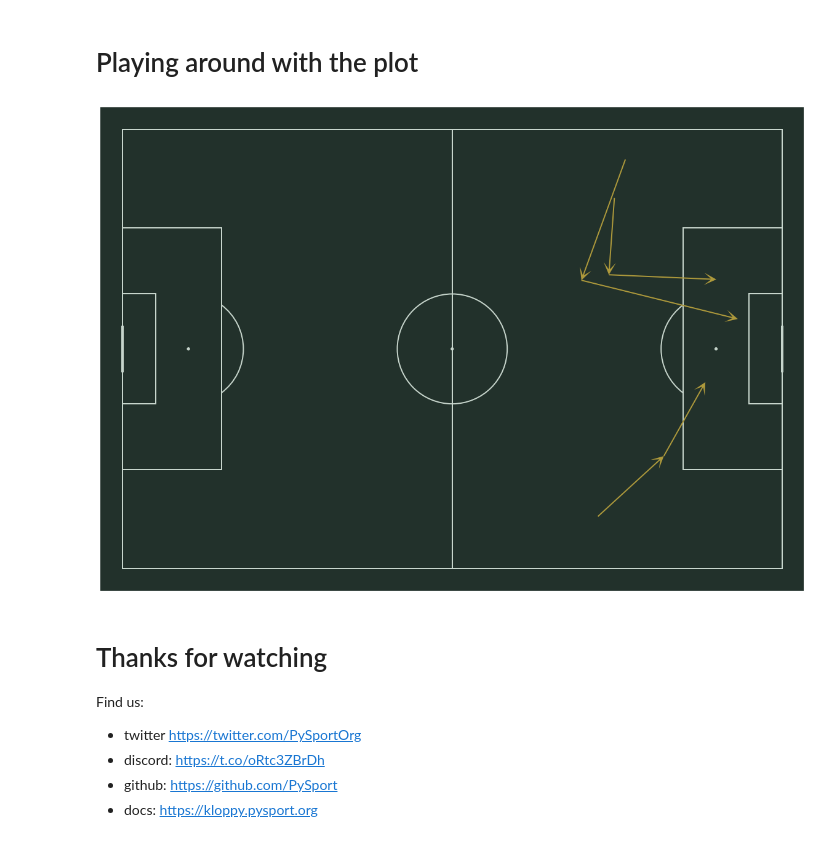
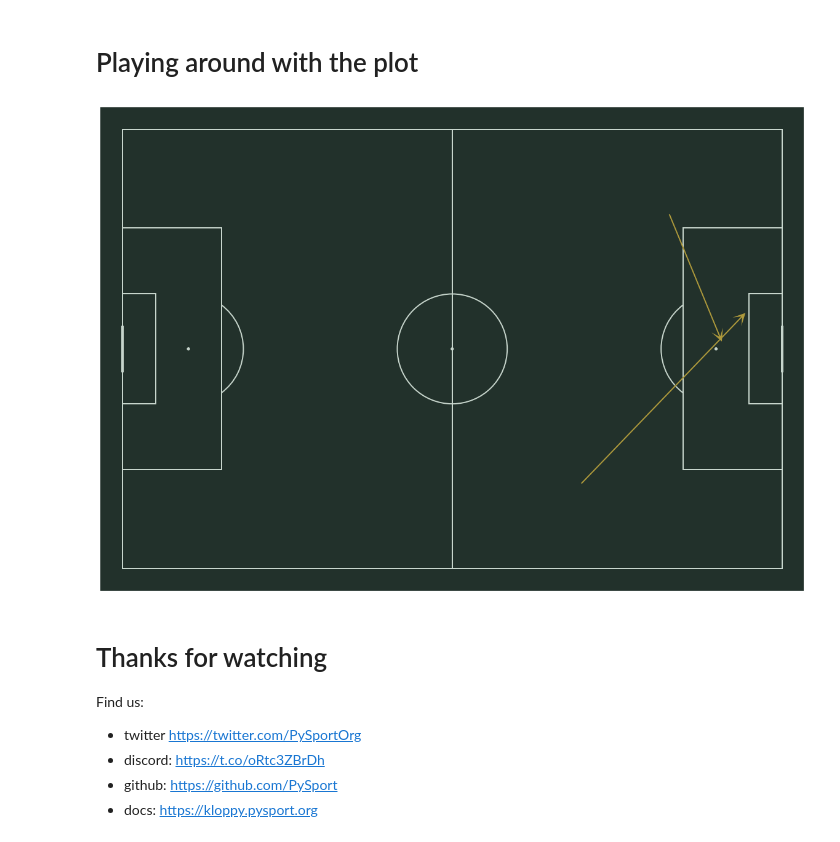
Before and after one commit to PySport/kloppy, a Jupyter notebook: docs/presentations/friends_of_tracking_part1/Pattern Matching - Part 1.ipynb, the cells around one changed output. Cells and saved outputs as stored; diff of their text form; code cells hidden in the pictures.

```diff
--- a/docs/presentations/friends_of_tracking_part1/Pattern Matching - Part 1.ipynb
+++ b/docs/presentations/friends_of_tracking_part1/Pattern Matching - Part 1.ipynb
@@ -408,7 +406,7 @@ Result 2:
 # %%
 with performance_logging("search"):
 #    results = matcher_with_team.search(dataset, pattern=r"PH[234](PH[15])+SH")
-    results = matcher_with_zone.search(dataset, pattern=r"(PH.){1,2}PH[234]SH6")
+    results = matcher_with_zone.search(dataset, pattern=r"PH[234]SH6")
 
 print_results(results)
 # %% [output]
@@ -466,11 +465,11 @@ plot_results(results)
 # %%
 results = matcher_with_zone.search(
     dataset,
-    pattern=r"PH[15]PH[234]SH6"
+    pattern=r"PA.SA"
 )
 plot_results(results)
 # %% [output]
-[figure, old version]
+[figure, new version]
 # %% [markdown]
 # Thanks for watching
 
```
Also changed, not shown: parts of 20 cells of this notebook.
